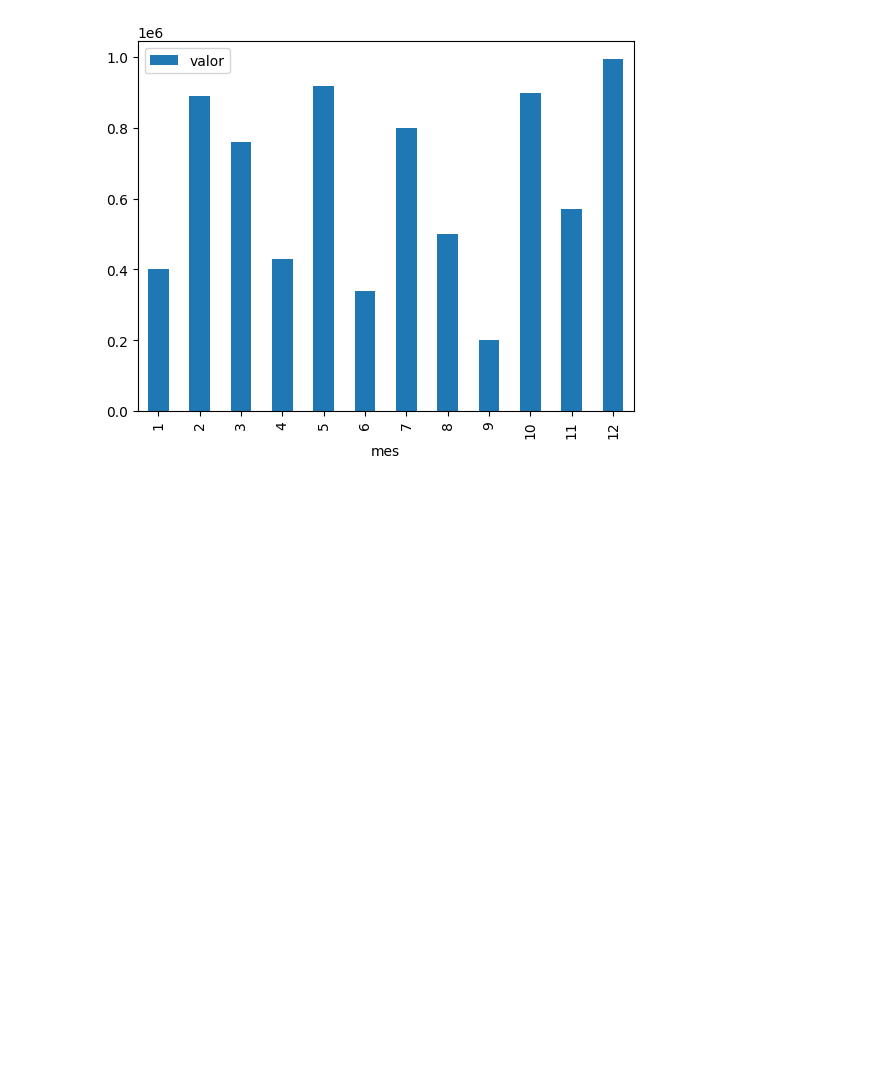
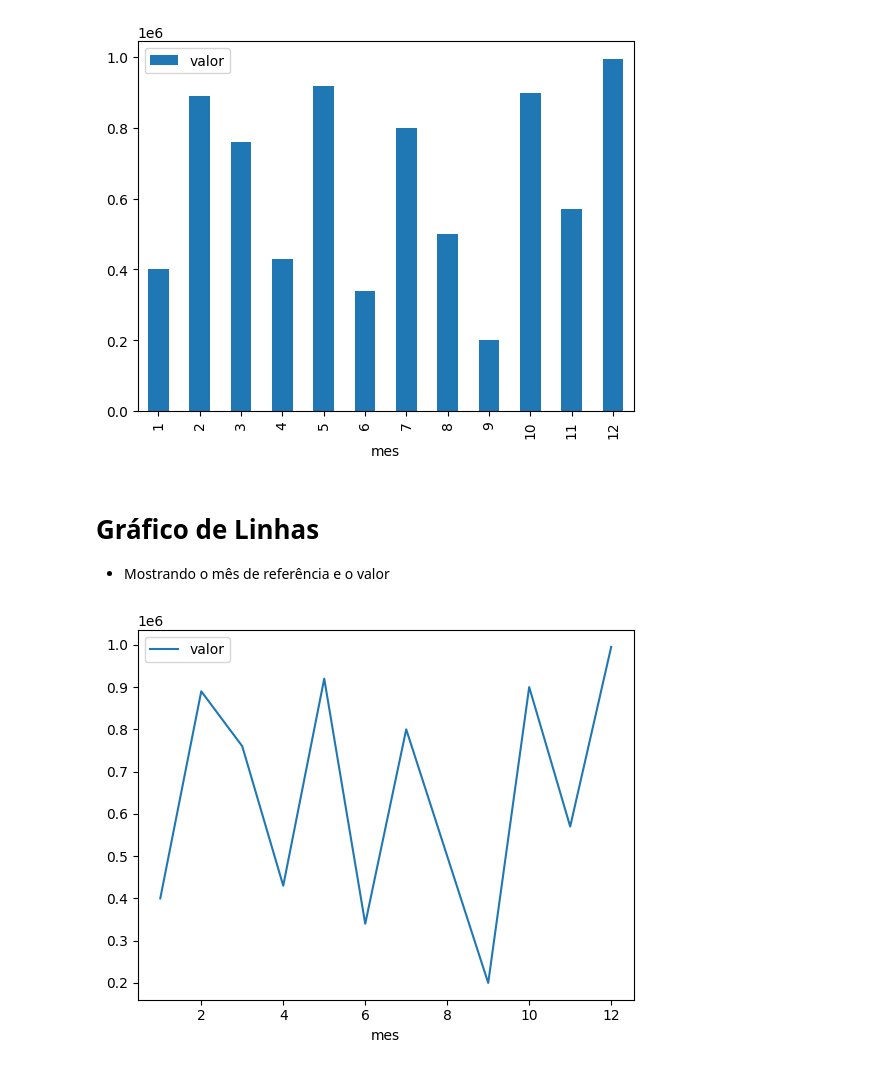
Before and after one commit to CesarAugst/ia-rocketseat-ex-pandas-matplotlib, a Jupyter notebook: index.ipynb, the cells around one changed output. Saved outputs shown, nothing was run; the diff lists cells and outputs as text; code cells hidden in the pictures; blank space fills up the shorter version.

Commit message:
linhas de mes x valor

```diff
--- a/index.ipynb
+++ b/index.ipynb
@@ -103,3 +103,11 @@ memory usage: 368.0 bytes
 df_faturamento.plot.bar(x='mes', y='valor');
 # %% [output]
 [figure]
+# %% [markdown]
+# Gráfico de Linhas
+- Mostrando o mês de referência e o valor
+# %%
+#exibindo gráfico de Linhas
+df_faturamento.plot.line(x='mes', y='valor');
+# %% [output]
+[figure, added]
```
